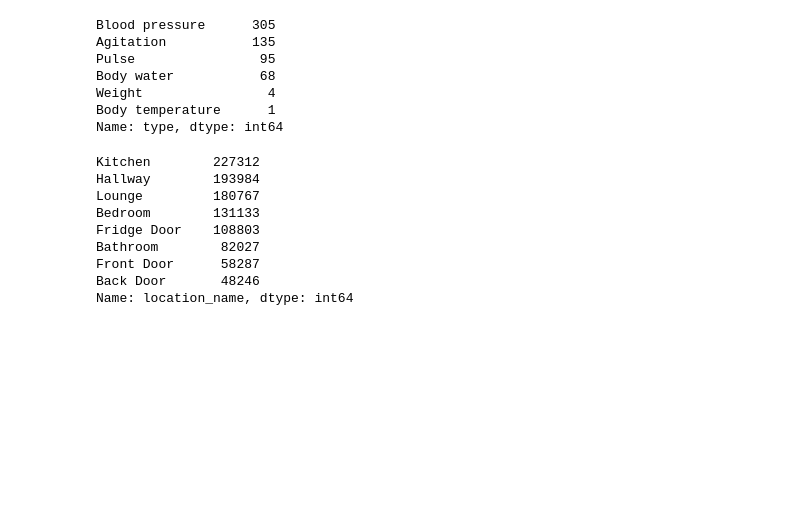
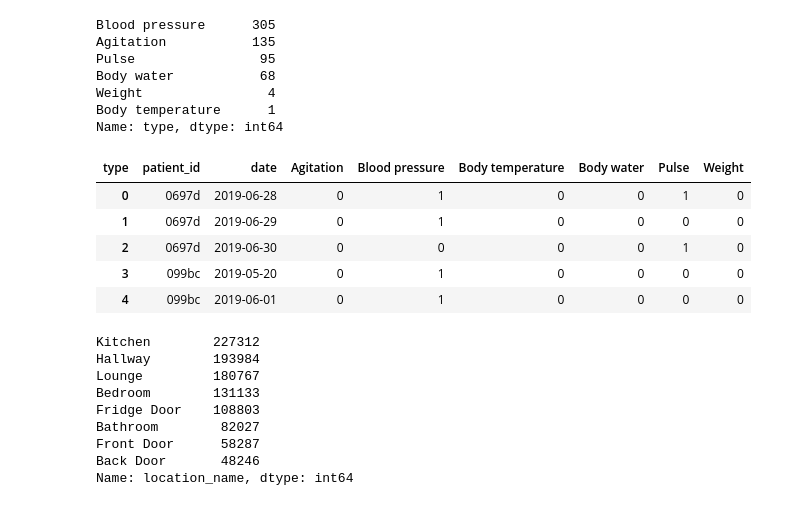
Before and after one commit to PBarnaghi/TIHM-Dataset, a Jupyter notebook: example_code/example_data_visualisation.ipynb, the cells around one changed output. Drawn from its saved outputs; the diff is of its cells as text; code cells hidden in the pictures; blank space fills up the shorter version.

Commit message:
Add files via upload
Add code to generate a table for labels in daily format.

```diff
--- a/example_code/example_data_visualisation.ipynb
+++ b/example_code/example_data_visualisation.ipynb
@@ -79,6 +79,18 @@ Body water           68
 Weight                4
 Body temperature      1
 Name: type, dtype: int64
+# %%
+## Generate a date column for Labels table
+lbl_daily_df = transform_category_to_counts(lbl_df,col='type',keys=['patient_id','date'])
+lbl_daily_df.to_csv(os.path.join(DPATH,"Labels_daily.csv"),index=False)
+lbl_daily_df.head()
+# %% [output]
+| type | patient_id | date | Agitation | Blood pressure | Body temperature | Body water | Pulse | Weight |
+| 0 | 0697d | 2019-06-28 | 0 | 1 | 0 | 0 | 1 | 0 |
+| 1 | 0697d | 2019-06-29 | 0 | 1 | 0 | 0 | 0 | 0 |
+| 2 | 0697d | 2019-06-30 | 0 | 0 | 0 | 0 | 1 | 0 |
+| 3 | 099bc | 2019-05-20 | 0 | 1 | 0 | 0 | 0 | 0 |
+| 4 | 099bc | 2019-06-01 | 0 | 1 | 0 | 0 | 0 | 0 |
 # %%
 ## Generate a date column for Activity table
 act_df1 = gen_date_col(data_dict['Activity'],tcol='timestamp')
```
Also changed, not shown: parts of 3 cells of this notebook.
